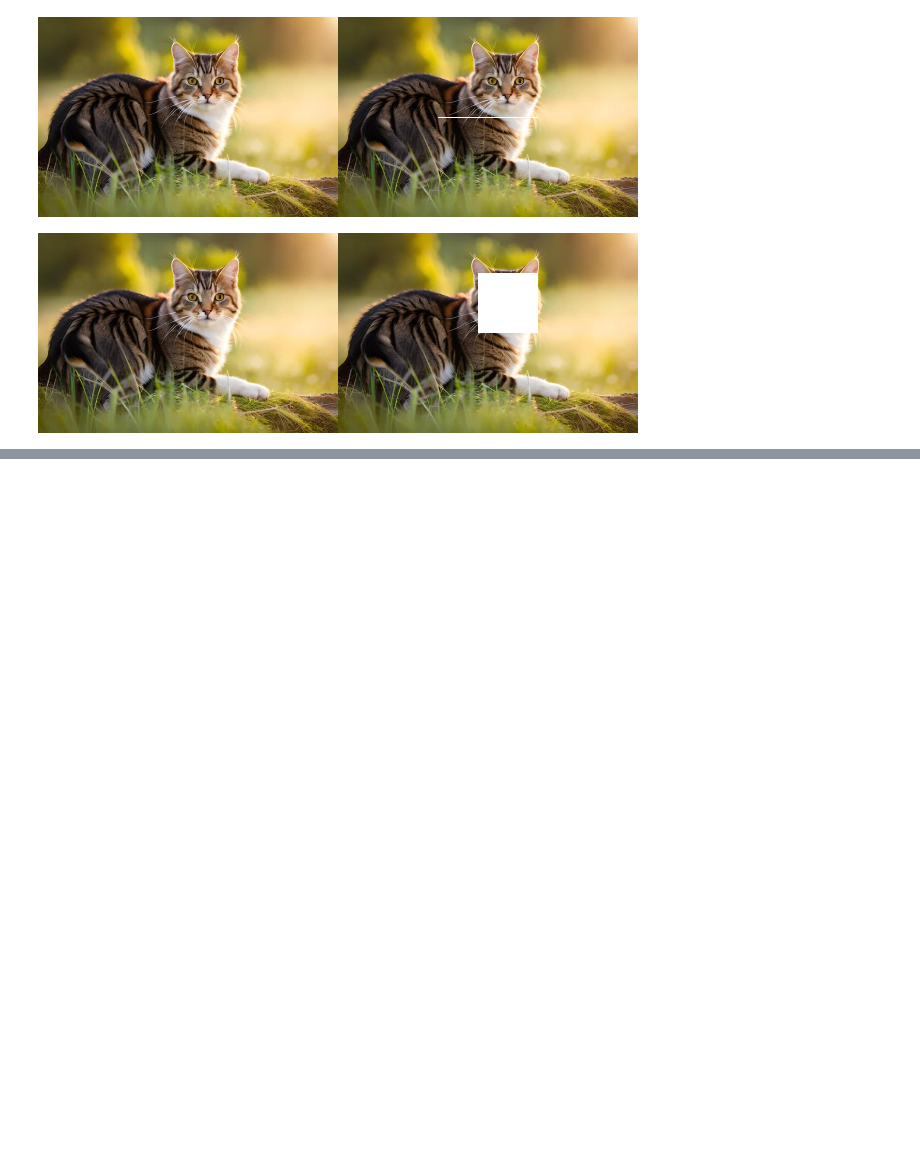
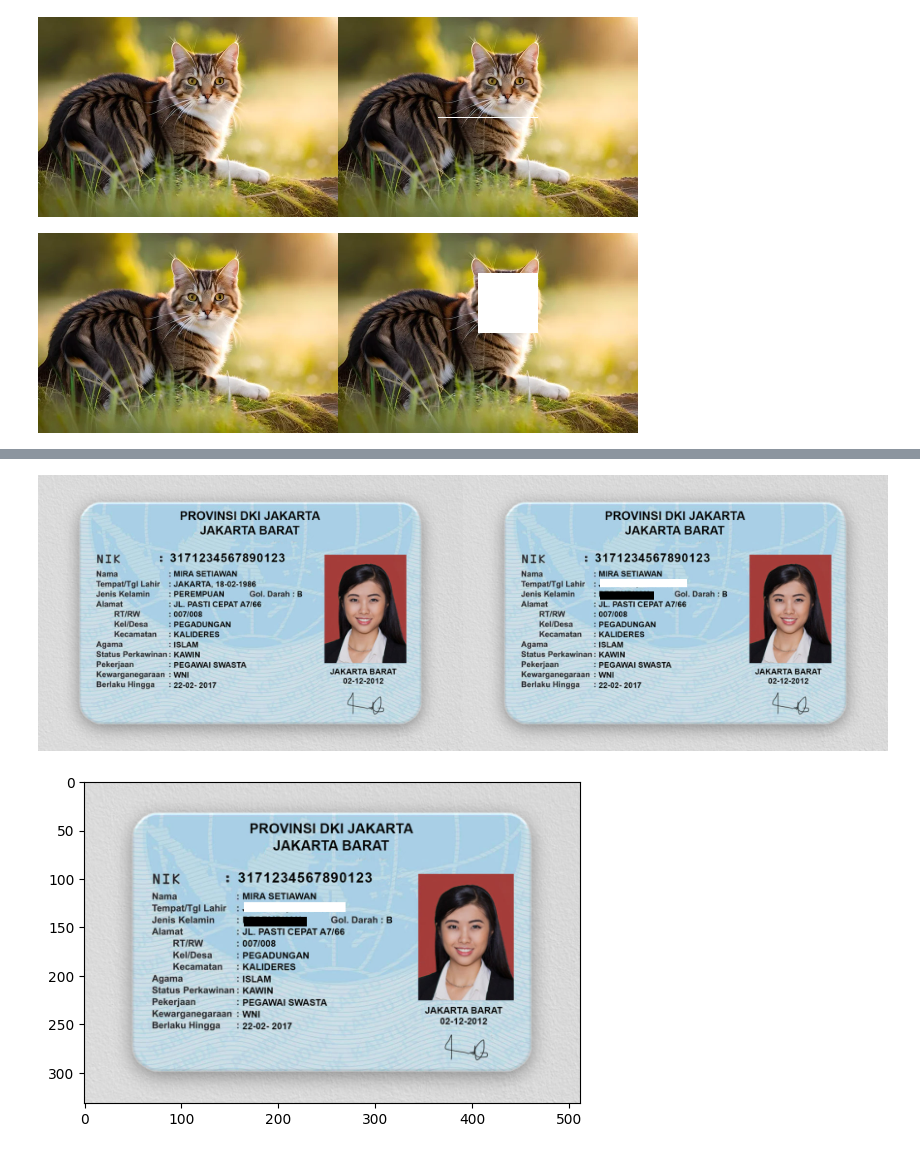
Before and after one commit to FanesabhirawaningSulistyo/PCVK_Ganjil_2024, a Jupyter notebook: Week1.ipynb, the cells around one changed output, grey strips where cells are left out. Drawn from its saved outputs; the diff is of its cells as text; code cells hidden in the pictures; blank space fills up the shorter version.

```diff
--- a/Week1.ipynb
+++ b/Week1.ipynb
@@ -197,0 +221,22 @@ cv2_imshow(final_frame)
+# %%
+img = np.copy(ktp_2)
+
+#tutup bagian nama
+for y in range (165,270): #untuk mengatur panjang blok
+  for x in range (125,135): #untuk mengatur tinggi blok
+    img[x,y] = [255,255,255]
+
+#tutup bagian nama
+for y in range (165,230): #untuk mengatur panjang blok
+  for x in range (140,150): #untuk mengatur tinggi blok
+    img[x,y] = [0,0,0]
+
+final_frame = cv.hconcat((ktp_2, img))
+cv2_imshow(final_frame)
+
+plt.imshow(cv.cvtColor(img, cv.COLOR_BGR2RGB))
+plt.axis('on')  # Menampilkan sumbu
+plt.show()
+# %% [output]
+[figure, added]
+[figure, added]
```
Also changed, not shown: parts of 3 cells of this notebook.
